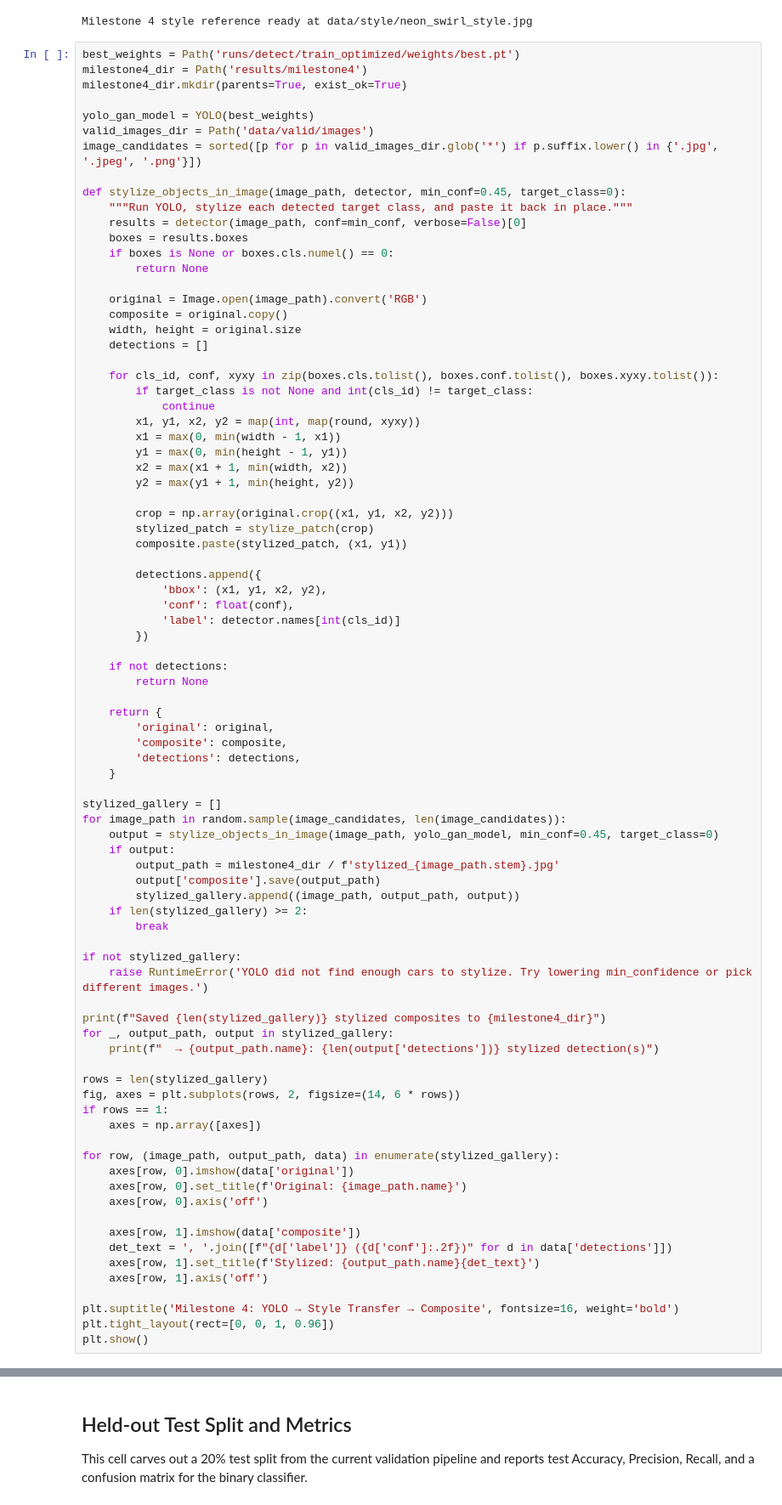
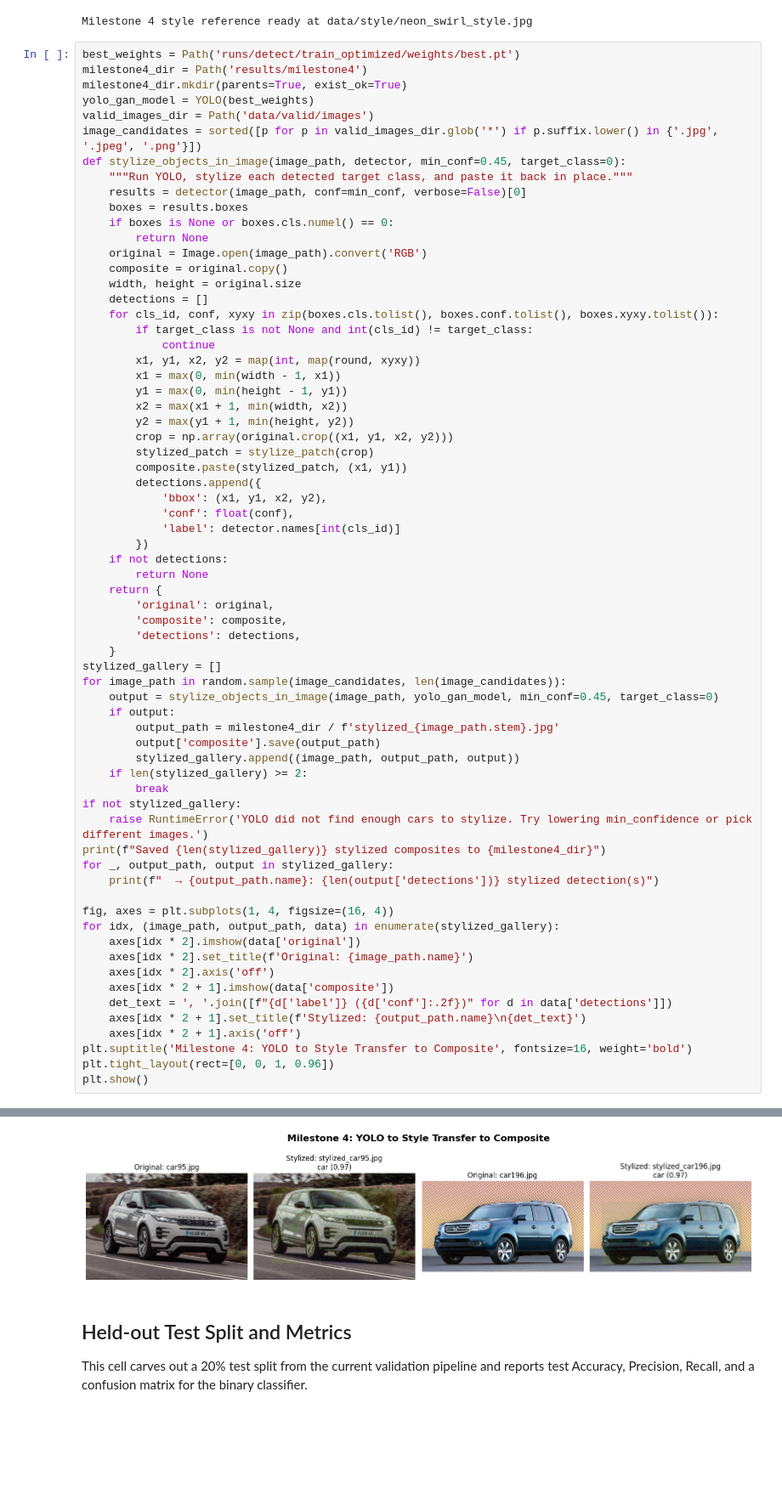
Before and after one commit to imaddde867/GAN-CNN, a Jupyter notebook: car_classification_cnn.ipynb, the cells around one changed output, grey strips where cells are left out. Shown at 85% size. Saved outputs shown, nothing was run; the diff lists cells and outputs as text; blank space fills up the shorter version.

```diff
--- a/car_classification_cnn.ipynb
+++ b/car_classification_cnn.ipynb
@@ -1159,23 +1159,19 @@ Milestone 4 style reference ready at data/style/neon_swirl_style.jpg
 best_weights = Path('runs/detect/train_optimized/weights/best.pt')
 milestone4_dir = Path('results/milestone4')
 milestone4_dir.mkdir(parents=True, exist_ok=True)
-
 yolo_gan_model = YOLO(best_weights)
 valid_images_dir = Path('data/valid/images')
 image_candidates = sorted([p for p in valid_images_dir.glob('*') if p.suffix.lower() in {'.jpg', '.jpeg', '.png'}])
-
 def stylize_objects_in_image(image_path, detector, min_conf=0.45, target_class=0):
     """Run YOLO, stylize each detected target class, and paste it back in place."""
     results = detector(image_path, conf=min_conf, verbose=False)[0]
     boxes = results.boxes
     if boxes is None or boxes.cls.numel() == 0:
         return None
-
     original = Image.open(image_path).convert('RGB')
     composite = original.copy()
     width, height = original.size
     detections = []
-
     for cls_id, conf, xyxy in zip(boxes.cls.tolist(), boxes.conf.tolist(), boxes.xyxy.tolist()):
         if target_class is not None and int(cls_id) != target_class:
             continue
@@ -1184,26 +1180,21 @@ def stylize_objects_in_image(image_path, detector, min_conf=0.45, target_class=0
         y1 = max(0, min(height - 1, y1))
         x2 = max(x1 + 1, min(width, x2))
         y2 = max(y1 + 1, min(height, y2))
-
         crop = np.array(original.crop((x1, y1, x2, y2)))
         stylized_patch = stylize_patch(crop)
         composite.paste(stylized_patch, (x1, y1))
-
         detections.append({
             'bbox': (x1, y1, x2, y2),
             'conf': float(conf),
             'label': detector.names[int(cls_id)]
         })
-
     if not detections:
         return None
-
     return {
         'original': original,
         'composite': composite,
         'detections': detections,
     }
-
 stylized_gallery = []
 for image_path in random.sample(image_candidates, len(image_candidates)):
     output = stylize_objects_in_image(image_path, yolo_gan_model, min_conf=0.45, target_class=0)
@@ -1213,29 +1204,22 @@ for image_path in random.sample(image_candidates, len(image_candidates)):
         stylized_gallery.append((image_path, output_path, output))
     if len(stylized_gallery) >= 2:
         break
-
 if not stylized_gallery:
     raise RuntimeError('YOLO did not find enough cars to stylize. Try lowering min_confidence or pick different images.')
-
 print(f"Saved {len(stylized_gallery)} stylized composites to {milestone4_dir}")
 for _, output_path, output in stylized_gallery:
     print(f"  → {output_path.name}: {len(output['detections'])} stylized detection(s)")
 
-rows = len(stylized_gallery)
-fig, axes = plt.subplots(rows, 2, figsize=(14, 6 * rows))
-if rows == 1:
-    axes = np.array([axes])
-
-for row, (image_path, output_path, data) in enumerate(stylized_gallery):
-    axes[row, 0].imshow(data['original'])
-    axes[row, 0].set_title(f'Original: {image_path.name}')
-    axes[row, 0].axis('off')
-
-    axes[row, 1].imshow(data['composite'])
+fig, axes = plt.subplots(1, 4, figsize=(16, 4))
+for idx, (image_path, output_path, data) in enumerate(stylized_gallery):
+    axes[idx * 2].imshow(data['original'])
+    axes[idx * 2].set_title(f'Original: {image_path.name}')
+    axes[idx * 2].axis('off')
+    axes[idx * 2 + 1].imshow(data['composite'])
     det_text = ', '.join([f"{d['label']} ({d['conf']:.2f})" for d in data['detections']])
-    axes[row, 1].set_title(f'Stylized: {output_path.name}{det_text}')
-    axes[row, 1].axis('off')
-
-plt.suptitle('Milestone 4: YOLO → Style Transfer → Composite', fontsize=16, weight='bold')
+    axes[idx * 2 + 1].set_title(f'Stylized: {output_path.name}\n{det_text}')
+    axes[idx * 2 + 1].axis('off')
+plt.suptitle('Milestone 4: YOLO to Style Transfer to Composite', fontsize=16, weight='bold')
 plt.tight_layout(rect=[0, 0, 1, 0.96])
 plt.show()
+# %% [output]
@@ -1242,3 +1229,4 @@ plt.show()
+[figure, added]
 # %% [markdown]
 ## Held-out Test Split and Metrics
 This cell carves out a 20% test split from the current validation pipeline and reports test Accuracy, Precision, Recall, and a confusion matrix for the binary classifier.
```
Also changed, not shown: parts of 1 cell of this notebook, 5 other files.
